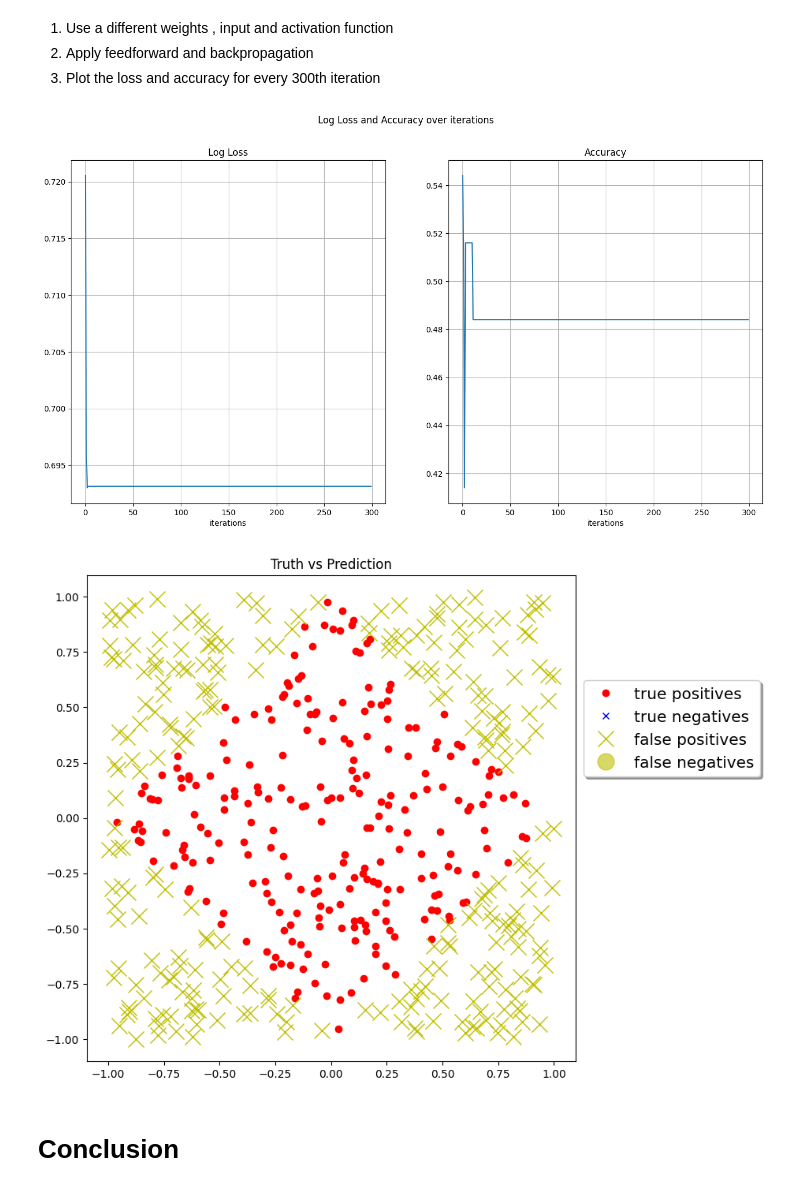
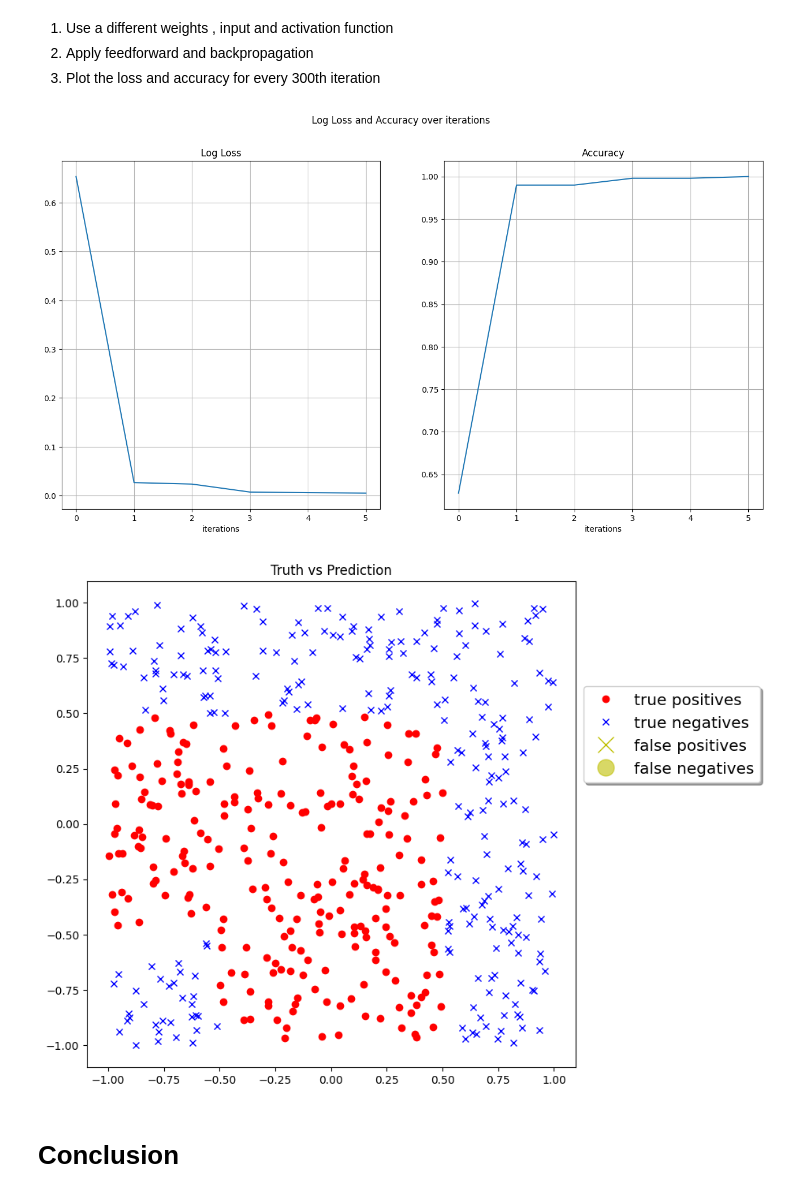
Before and after one commit to reuel-ly/CPE-313, a Jupyter notebook: hoa2-1/Hands_on_Activity_1_1-Neural_Networks.ipynb, the cells around one changed output. Saved outputs shown, nothing was run; the diff lists cells and outputs as text; code cells hidden in the pictures.

```diff
--- a/hoa2-1/Hands_on_Activity_1_1-Neural_Networks.ipynb
+++ b/hoa2-1/Hands_on_Activity_1_1-Neural_Networks.ipynb
@@ -516,14 +516,14 @@ x_mat_full = np.concatenate( (x_mat_1,x_mat_bias), axis=1)
 # # Circle pattern
 #y = (np.sqrt(x_mat_full[:,0]**2 + x_mat_full[:,1]**2)<.75).astype(int)
 
-# # Diamond Pattern
-y = ((np.abs(x_mat_full[:,0]) + np.abs(x_mat_full[:,1]))<1).astype(int)
+# Diamond Pattern
+#y = ((np.abs(x_mat_full[:,0]) + np.abs(x_mat_full[:,1]))<1).astype(int)
 
 # # Centered square
 #y = ((np.maximum(np.abs(x_mat_full[:,0]), np.abs(x_mat_full[:,1])))<.5).astype(int)
 
 # # Thick Right Angle pattern
-#y = (((np.maximum((x_mat_full[:,0]), (x_mat_full[:,1])))<.5) & ((np.maximum((x_mat_full[:,0]), (x_mat_full[:,1])))>-.5)).astype(int)
+y = (((np.maximum((x_mat_full[:,0]), (x_mat_full[:,1])))<.5) & ((np.maximum((x_mat_full[:,0]), (x_mat_full[:,1])))>-.5)).astype(int)
 
 # # Thin right angle pattern
 #y = (((np.maximum((x_mat_full[:,0]), (x_mat_full[:,1])))<.5) & ((np.maximum((x_mat_full[:,0]), (x_mat_full[:,1])))>0)).astype(int)
@@ -610,7 +610,7 @@ n_features = x_mat.shape[1]
 
 W_1 = np.random.randn(n_features, 12)
 W_2 = np.random.randn(12)
-num_iter = 100
+num_iter = 1000
 learning_rate = 2e-2
 
 # for plotting
@@ -623,15 +623,16 @@ for i in range(num_iter):
     y_pred, gradient = forward_pass(W_1, W_2)
 
     ## Update the weight matrices
-    W_1 = learning_rate * gradient[0]
-    W_2 = learning_rate * gradient[1]
+    W_1 -= learning_rate * gradient[0]
+    W_2 -= learning_rate * gradient[1]
 
     ### Compute the loss and accuracy
-    loss = loss_fn(y, y_pred)
-    acc = np.mean((y_pred >= 0.5) == y)
+    if i % 200 == 0:
+        loss = loss_fn(y, y_pred)
+        acc = np.mean((y_pred >= 0.5) == y)
 
-    loss_vals.append(loss)
-    accuracies.append(acc)
+        loss_vals.append(loss)
+        accuracies.append(acc)
 
     ## Print the loss and accuracy for every 200th iteration
 plot_loss_accuracy(loss_vals, accuracies)
@@ -736,42 +737,43 @@ def plot_loss_accuracy(loss_vals, accuracies):
 np.random.seed(1241)
 x_mat = x_mat_full
 n_features = x_mat.shape[1]
 
 # TODO:
 # 1. Different Weights and input
 W_1 = np.random.randn(n_features, 12)
 W_2 = np.random.randn(12)
 
 # TODO:
 # 3. Plot the loss and accuracy for every 300th iteration
-num_iter = 300
+num_iter = 1200
 
 learning_rate = 2e-2
 
 # for plotting
 loss_vals, accuracies = [], []
 
 loss_vals, accuracies = [], []
 for i in range(num_iter):
 
     ### Do a forward computation, and get the gradient
     y_pred, gradient = forward_pass(W_1, W_2)
 
     ## Update the weight matrices
-    W_1 = learning_rate * gradient[0]
-    W_2 = learning_rate * gradient[1]
+    W_1 -= learning_rate * gradient[0]
+    W_2 -= learning_rate * gradient[1]
 
     ### Compute the loss and accuracy
-    loss = loss_fn(y, y_pred)
-    acc = np.mean((y_pred >= 0.5) == y)
+    if i % 200 == 0:
+        loss = loss_fn(y, y_pred)
+        acc = np.mean((y_pred >= 0.5) == y)
 
-    loss_vals.append(loss)
-    accuracies.append(acc)
+        loss_vals.append(loss)
+        accuracies.append(acc)
 
-    ## Print the loss and accuracy for every 200th iteration
+    ## Print the loss and accuracy for every 300th iteration
 plot_loss_accuracy(loss_vals, accuracies)
 # %% [output]
-[figure, old version]
+[figure, new version]
 # %%
 pred1 = (y_pred>=.5)
 pred0 = (y_pred<.5)
@@ -786,7 +788,7 @@ ax.plot(x_mat[pred0 & (y==1),0],x_mat[pred0 & (y==1),1], 'yo', label='false nega
 ax.set(title='Truth vs Prediction')
 ax.legend(bbox_to_anchor=(1, 0.8), fancybox=True, shadow=True, fontsize='x-large');
 # %% [output]
-[figure, old version]
+[figure, new version]
 # %% [markdown]
 # Conclusion
 # %% [markdown]
```
Also changed, not shown: parts of 4 cells of this notebook.
